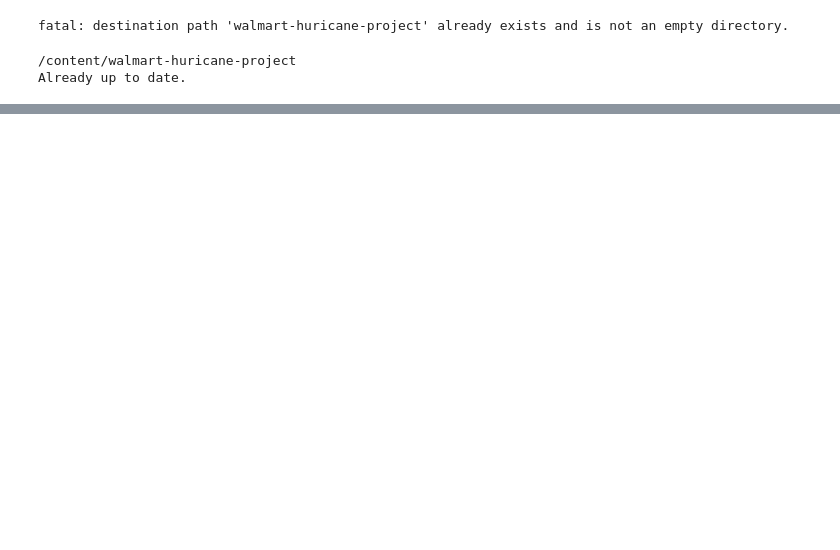
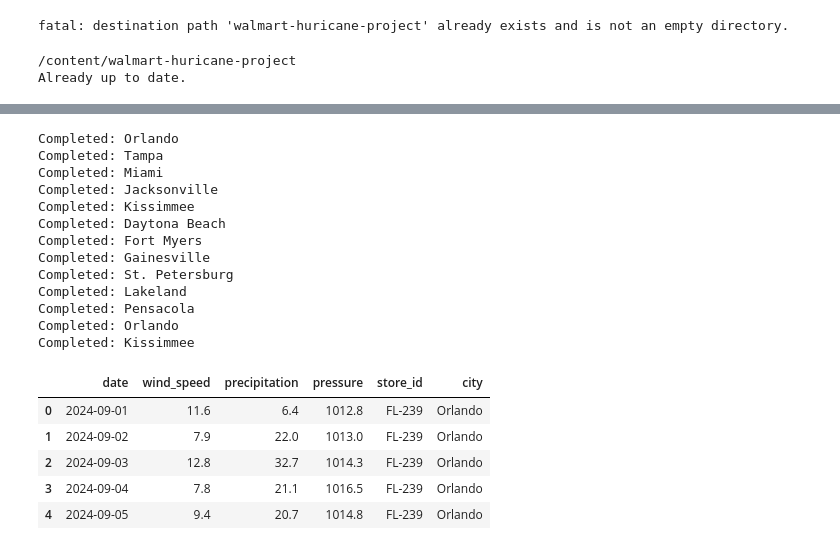
Before and after one commit to AdelineKwakye/walmart-huricane-project, a Jupyter notebook: notebooks/scratch/Amilyn_Estes_Notebook.ipynb, the cells around one changed output, grey strips where cells are left out. Saved outputs shown, nothing was run; the diff lists cells and outputs as text; code cells hidden in the pictures; blank space fills up the shorter version.

```diff
--- a/notebooks/scratch/Amilyn_Estes_Notebook.ipynb
+++ b/notebooks/scratch/Amilyn_Estes_Notebook.ipynb
@@ -47,0 +101,71 @@ STORE COLUMNS:
+# %%
+weather_data = []
+
+for _, store in valid_stores.iterrows():
+
+    url = "https://archive-api.open-meteo.com/v1/archive"
+
+    params = {
+        "latitude": store["latitude"],
+        "longitude": store["longitude"],
+        "start_date": "2024-09-01",
+        "end_date": "2024-09-30",
+        "hourly": "wind_speed_10m,precipitation,pressure_msl",
+        "wind_speed_unit": "mph",
+        "timezone": "America/New_York"
+    }
+
+    try:
+        response = requests.get(url, params=params, timeout=30)
+        response.raise_for_status()
+
+        hourly = pd.DataFrame(response.json()["hourly"])
+
+        # Convert hourly observations to daily dates
+        hourly["date"] = pd.to_datetime(
+            hourly["time"]
+        ).dt.normalize()
+
+        # Summarize weather by day
+        daily = hourly.groupby("date").agg(
+            wind_speed=("wind_speed_10m", "max"),
+            precipitation=("precipitation", "sum"),
+            pressure=("pressure_msl", "min")
+        ).reset_index()
+
+        daily["store_id"] = store["store_id"]
+        daily["city"] = store["city"]
+
+        weather_data.append(daily)
+
+        print("Completed:", store["city"])
+
+    except requests.RequestException as e:
+        print("Failed:", store["city"], e)
+
+if not weather_data:
+    raise ValueError("No weather data was retrieved.")
+
+weather_df = pd.concat(weather_data, ignore_index=True)
+
+display(weather_df.head())
+# %% [output]
+Completed: Orlando
+Completed: Tampa
+Completed: Miami
+Completed: Jacksonville
+Completed: Kissimmee
+Completed: Daytona Beach
+Completed: Fort Myers
+Completed: Gainesville
+Completed: St. Petersburg
+Completed: Lakeland
+Completed: Pensacola
+Completed: Orlando
+Completed: Kissimmee
+|  | date | wind_speed | precipitation | pressure | store_id | city |
+| 0 | 2024-09-01 | 11.6 | 6.4 | 1012.8 | FL-239 | Orlando |
+| 1 | 2024-09-02 | 7.9 | 22.0 | 1013.0 | FL-239 | Orlando |
+| 2 | 2024-09-03 | 12.8 | 32.7 | 1014.3 | FL-239 | Orlando |
+| 3 | 2024-09-04 | 7.8 | 21.1 | 1016.5 | FL-239 | Orlando |
+| 4 | 2024-09-05 | 9.4 | 20.7 | 1014.8 | FL-239 | Orlando |
```
Also changed, not shown: parts of 3 cells of this notebook.
